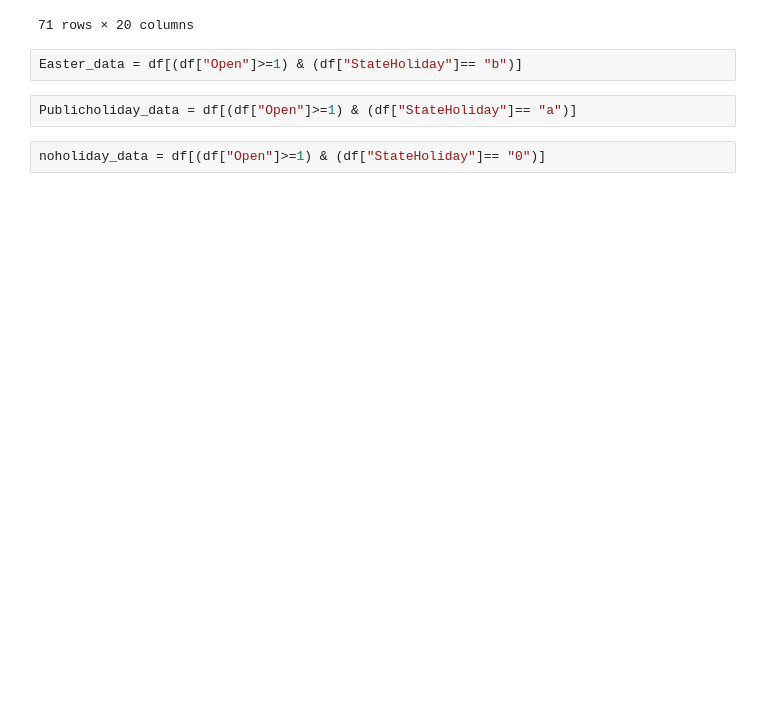
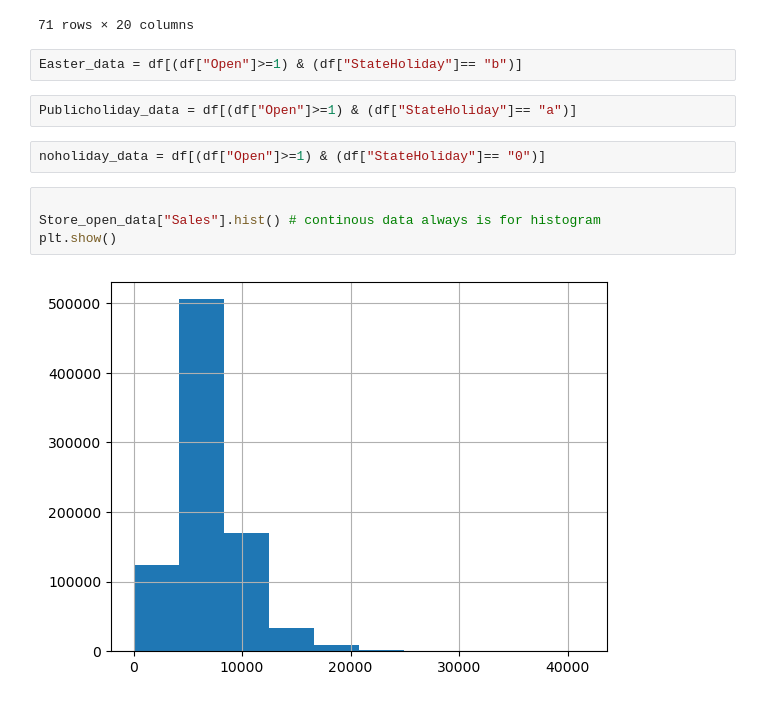
Before and after one commit to Huzaifawahid/Python-Programming-for-business-and-Life-Sciences, a Jupyter notebook: Working File-checkpoint.ipynb, the cells around one changed output. Saved outputs shown, nothing was run; the diff lists cells and outputs as text; blank space fills up the shorter version.

```diff
--- a/Working File-checkpoint.ipynb
+++ b/Working File-checkpoint.ipynb
@@ -152,3 +164,9 @@ Easter_data = df[(df["Open"]>=1) & (df["StateHoliday"]== "b")]
 Publicholiday_data = df[(df["Open"]>=1) & (df["StateHoliday"]== "a")]
 # %%
 noholiday_data = df[(df["Open"]>=1) & (df["StateHoliday"]== "0")]
+# %%
+
+Store_open_data["Sales"].hist() # continous data always is for histogram
+plt.show()
+# %% [output]
+[figure, added]
```
Also changed, not shown: parts of 3 cells of this notebook.
